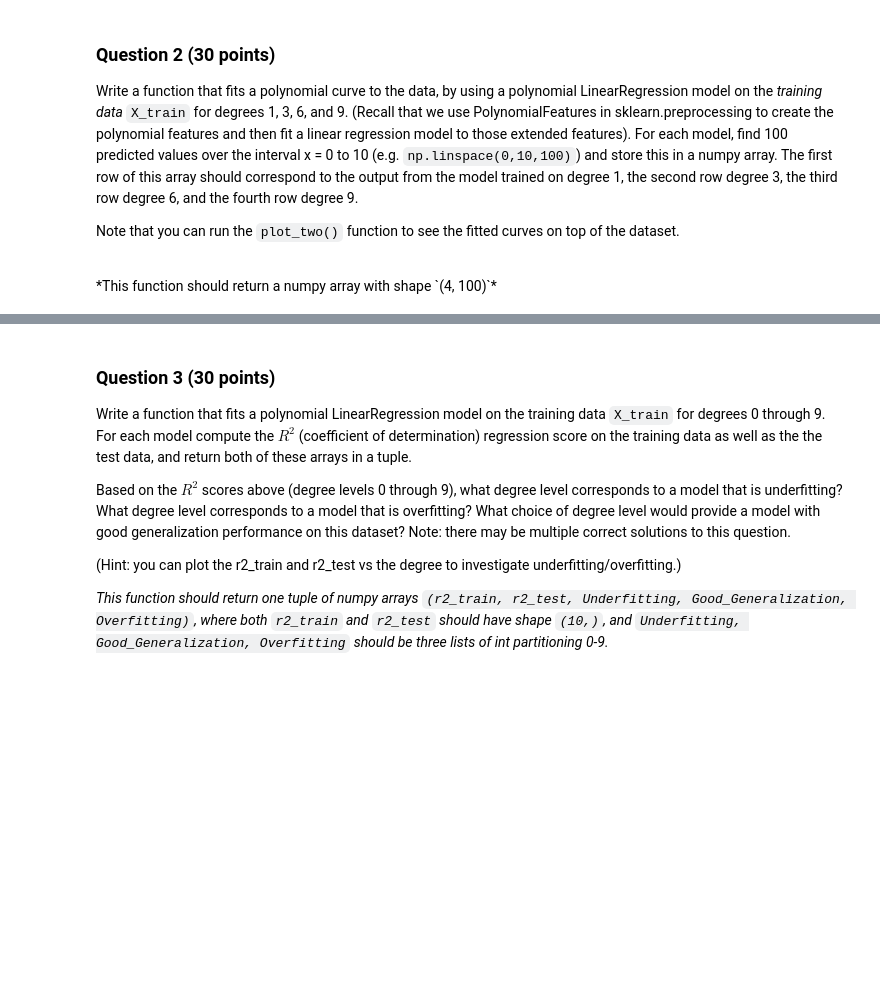
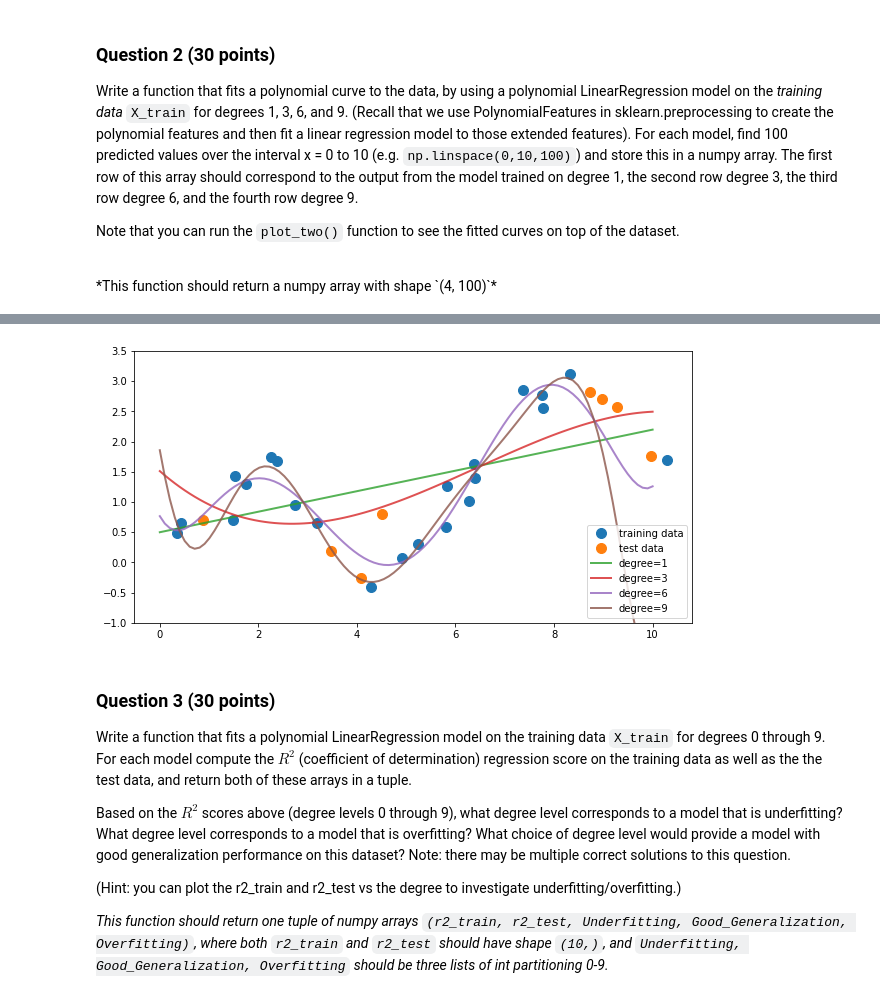
Before and after one commit to SidraEffendi/Applied_Machine_Learning, a Jupyter notebook: Homework 2/si670f22_hw_2.ipynb, the cells around one changed output, grey strips where cells are left out. Cells and saved outputs as stored; diff of their text form; code cells hidden in the pictures; blank space fills up the shorter version.

```diff
--- a/Homework 2/si670f22_hw_2.ipynb
+++ b/Homework 2/si670f22_hw_2.ipynb
@@ -116,0 +112,8 @@ def answer_two():
+# %%
+res = np.empty((0,3))
+n_feature = [1,3,6,9]
+for n in n_feature:
+    print(n)
+    res=np.append(res, np.array([[1,2, 3]]), axis =0)
+
+res
@@ -117,18 +129,50 @@ def answer_two():
+# %%
+def answer_two(n_feature):
+    from sklearn.linear_model import LinearRegression
+    from sklearn.preprocessing import PolynomialFeatures
+
+    #loop
+#     res = []
+    res = np.empty((0,100))
+#     n_feature = [1,3,6,9]
+    for n in n_feature:
+        #building polynomial model
+        poly = PolynomialFeatures(n)
+        poly_x = poly.fit_transform(X_train.reshape(-1,1))
+        p_reg = poly.fit(poly_x, y_train)
+#         print(poly_x.shape, X_train.shape)
+
+        #building linear model
+        linreg = LinearRegression().fit(poly_x, y_train[:, np.newaxis])
+
+        #fitting the linear model
+        prediction =linreg.predict(poly.fit_transform(np.linspace(0,10,100).reshape(-1, 1)))
+#         prediction =linreg.predict(p_reg.fit_transform(np.linspace(0,10,100).reshape(-1, 1)))
+#         print(prediction.dtype, prediction.T.shape, np.squeeze(prediction).shape)
+        res= np.append(res, prediction.T, axis=0)
+
+#     return np.squeeze(np.array(res)).shape
+    return res
+
+# answer_two()
 # %%
 # feel free to use the function plot_one() to replicate the figure
 # from the prompt once you have completed question one
 def plot_two(degree_predictions):
     import matplotlib.pyplot as plt
     %matplotlib inline
     plt.figure(figsize=(10,5))
     plt.plot(X_train, y_train, 'o', label='training data', markersize=10)
     plt.plot(X_test, y_test, 'o', label='test data', markersize=10)
     for i,degree in enumerate([1,3,6,9]):
         plt.plot(np.linspace(0,10,100), degree_predictions[i], alpha=0.8, lw=2, label='degree={}'.format(degree))
     plt.ylim(-1,3.5)
     plt.legend(loc=4)
 
-# plot_two(answer_one())
+n_feature = [1,3,6,9]
+plot_two(answer_two(n_feature))
+# %% [output]
+[figure, added]
 # %% [markdown]
 ### Question 3 (30 points)
 
```
Also changed, not shown: parts of 11 cells of this notebook.
